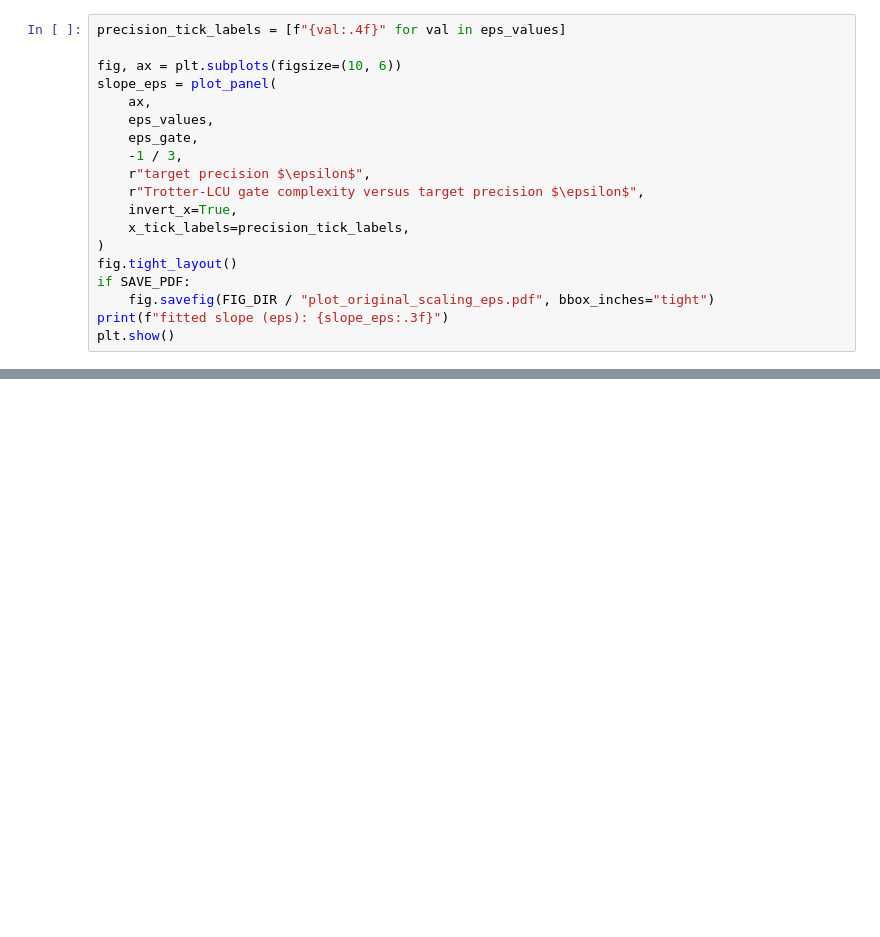
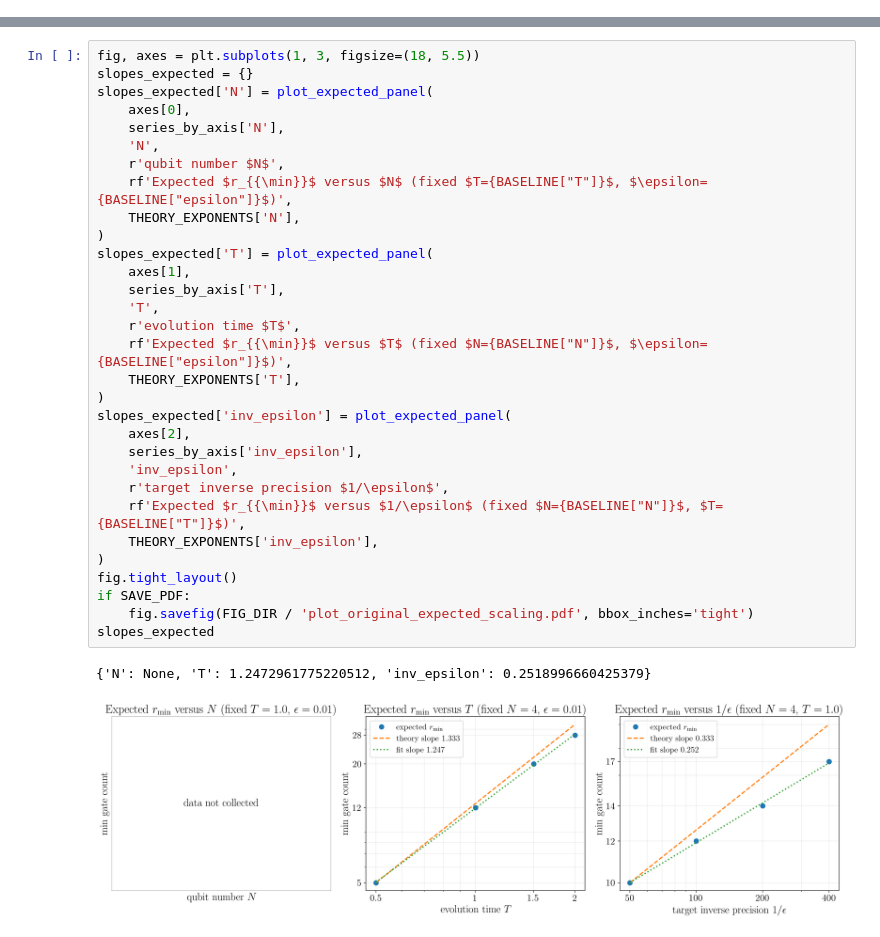
Before and after one commit to Qubit-Fernand/NCC-Trotter-Compensation, a Jupyter notebook: plot_original_scaling.ipynb, the cells around one changed output, grey strips where cells are left out. Drawn from its saved outputs; the diff is of its cells as text; blank space fills up the shorter version.

```diff
--- a/plot_original_scaling.ipynb
+++ b/plot_original_scaling.ipynb
@@ -132,19 +0,0 @@ plt.show()
-# %%
-precision_tick_labels = [f"{val:.4f}" for val in eps_values]
-
-fig, ax = plt.subplots(figsize=(10, 6))
-slope_eps = plot_panel(
-    ax,
-    eps_values,
-    eps_gate,
-    -1 / 3,
-    r"target precision $\epsilon$",
-    r"Trotter-LCU gate complexity versus target precision $\epsilon$",
-    invert_x=True,
-    x_tick_labels=precision_tick_labels,
-)
-fig.tight_layout()
-if SAVE_PDF:
-    fig.savefig(FIG_DIR / "plot_original_scaling_eps.pdf", bbox_inches="tight")
-print(f"fitted slope (eps): {slope_eps:.3f}")
-plt.show()
@@ -150,0 +206,34 @@ plt.show()
+# %%
+fig, axes = plt.subplots(1, 3, figsize=(18, 5.5))
+slopes_expected = {}
+slopes_expected['N'] = plot_expected_panel(
+    axes[0],
+    series_by_axis['N'],
+    'N',
+    r'qubit number $N$',
+    rf'Expected $r_{{\min}}$ versus $N$ (fixed $T={BASELINE["T"]}$, $\epsilon={BASELINE["epsilon"]}$)',
+    THEORY_EXPONENTS['N'],
+)
+slopes_expected['T'] = plot_expected_panel(
+    axes[1],
+    series_by_axis['T'],
+    'T',
+    r'evolution time $T$',
+    rf'Expected $r_{{\min}}$ versus $T$ (fixed $N={BASELINE["N"]}$, $\epsilon={BASELINE["epsilon"]}$)',
+    THEORY_EXPONENTS['T'],
+)
+slopes_expected['inv_epsilon'] = plot_expected_panel(
+    axes[2],
+    series_by_axis['inv_epsilon'],
+    'inv_epsilon',
+    r'target inverse precision $1/\epsilon$',
+    rf'Expected $r_{{\min}}$ versus $1/\epsilon$ (fixed $N={BASELINE["N"]}$, $T={BASELINE["T"]}$)',
+    THEORY_EXPONENTS['inv_epsilon'],
+)
+fig.tight_layout()
+if SAVE_PDF:
+    fig.savefig(FIG_DIR / 'plot_original_expected_scaling.pdf', bbox_inches='tight')
+slopes_expected
+# %% [output]
+{'N': None, 'T': 1.2472961775220512, 'inv_epsilon': 0.2518996660425379}
+[figure, added]
```
Also changed, not shown: parts of 7 cells of this notebook, 45 other files.
